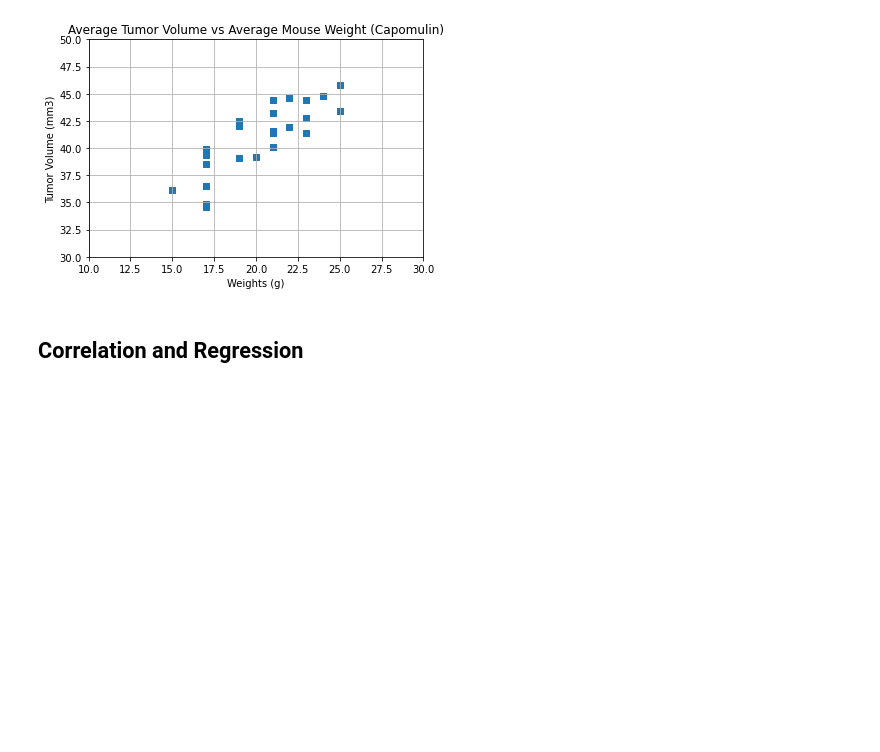
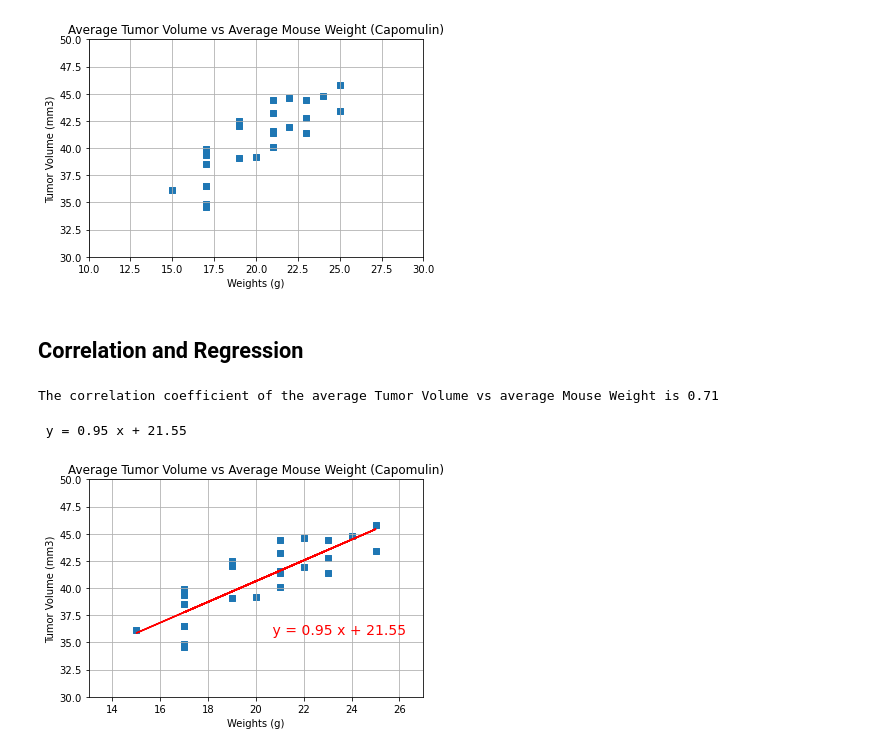
Before and after one commit to jroy22/matplotlib-challenge, a Jupyter notebook: Pymaceutical/PymaceuticalsAnalysis.ipynb, the cells around one changed output. Drawn from its saved outputs; the diff is of its cells as text; code cells hidden in the pictures; blank space fills up the shorter version.

Commit message:
Add code to calculate the correlation coefficient and linear regression

```diff
--- a/Pymaceutical/PymaceuticalsAnalysis.ipynb
+++ b/Pymaceutical/PymaceuticalsAnalysis.ipynb
@@ -360,7 +360,10 @@ avg_capomulin_group
 | x401 | 16.0 | 15.0 | 22.5 | 36.182040 | 0.00 |
 | y793 | 17.0 | 17.0 | 22.5 | 38.506829 | 1.40 |
 # %%
-plt.scatter(avg_capomulin_group["Weight (g)"], avg_capomulin_group["Tumor Volume (mm3)"],marker = "s")
+avg_weights = avg_capomulin_group["Weight (g)"]
+avg_mm3 = avg_capomulin_group["Tumor Volume (mm3)"]
+
+plt.scatter(avg_weights, avg_mm3 ,marker = "s")
 
 plt.title("Average Tumor Volume vs Average Mouse Weight (Capomulin)")
 plt.xlabel("Weights (g)")
@@ -376,3 +379,32 @@ plt.show()
 # %%
 # Calculate the correlation coefficient and linear regression model
 # for mouse weight and average tumor volume for the Capomulin regimen
+# %%
+r = st.pearsonr(avg_weights, avg_mm3)
+r = r[0]**2
+
+print(f'The correlation coefficient of the average Tumor Volume vs average Mouse Weight is {round(r,2)}')
+# %% [output]
+The correlation coefficient of the average Tumor Volume vs average Mouse Weight is 0.71
+# %%
+(slope, intercept, rvalue, pvalue, stderr) = st.linregress(avg_weights, avg_mm3)
+regress_values = avg_weights * slope + intercept
+line_eq = f' y = {round(slope,2)} x + {round(intercept,2)}'
+print(line_eq)
+# %% [output]
+ y = 0.95 x + 21.55
+# %%
+plt.plot(avg_weights,regress_values, "r-")
+plt.scatter(avg_weights, avg_mm3 ,marker = "s")
+
+plt.title("Average Tumor Volume vs Average Mouse Weight (Capomulin)")
+plt.xlabel("Weights (g)")
+plt.ylabel("Tumor Volume (mm3)")
+plt.xlim(13,27)
+plt.ylim(30,50)
+plt.grid(True)
+plt.annotate(line_eq, (20.5,35.75), fontsize = 14, color ="r")
+
+plt.show()
+# %% [output]
+[figure, added]
```
Also changed, not shown: parts of 1 cell of this notebook.
